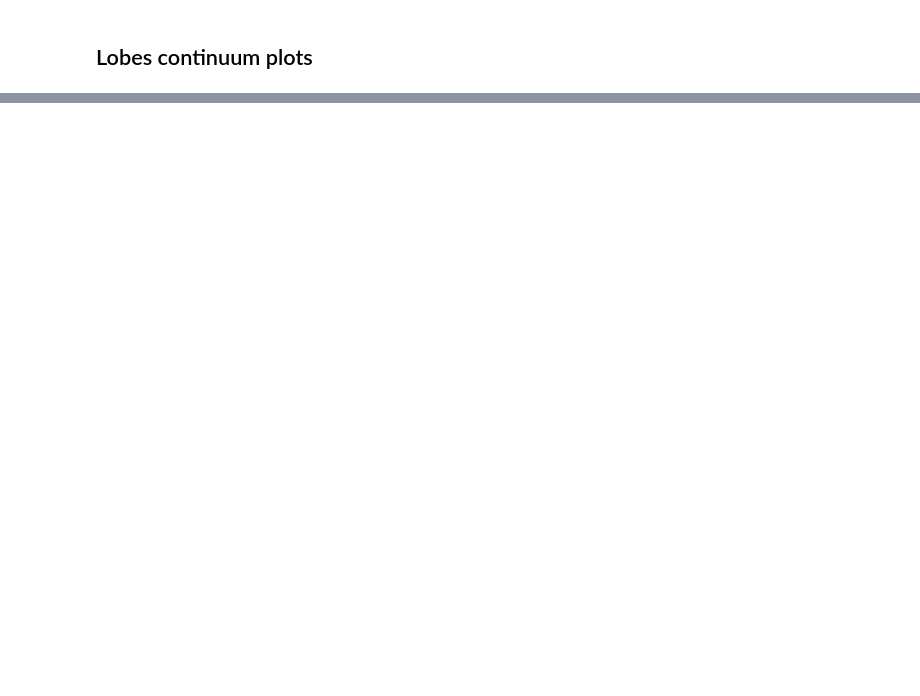
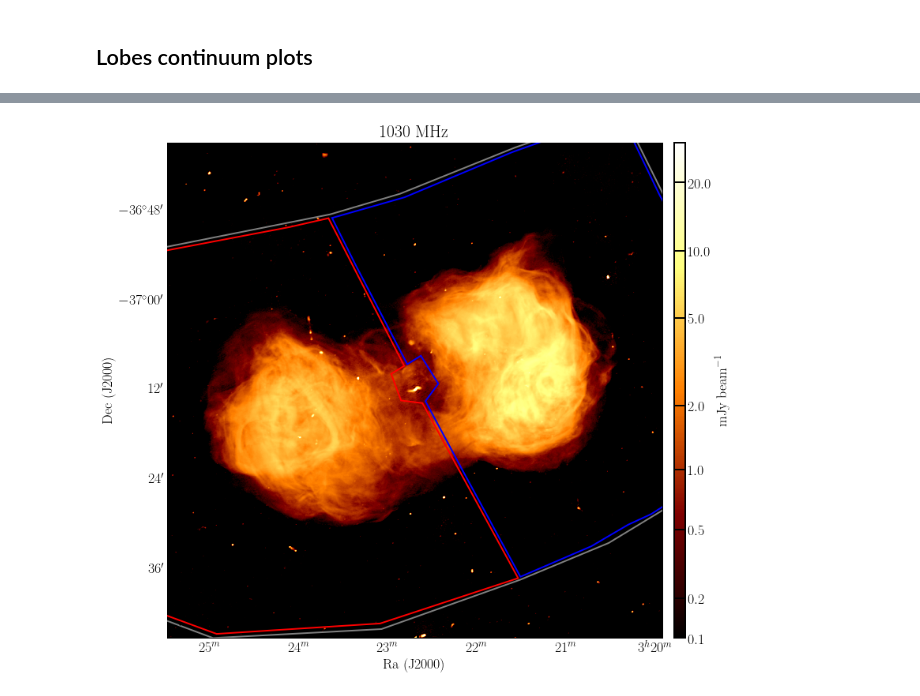
Before and after one commit to Fil8/contData, a Jupyter notebook: Lobes-cont-plots.ipynb, the cells around one changed output, grey strips where cells are left out. Saved outputs shown, nothing was run; the diff lists cells and outputs as text; code cells hidden in the pictures; blank space fills up the shorter version.

```diff
--- a/Lobes-cont-plots.ipynb
+++ b/Lobes-cont-plots.ipynb
@@ -332,8 +362,8 @@ import fluxInt
 fint = fluxInt.flInt()
 fint.rootdir = rootDir
 
-a=imDir+'Meer_1030MHz_plot.fits'
-b=imDir+'Meer_1030MHz_plot.fits'
+a=imDir+'Meer_1030MHz_plot_mult.fits'
+b=imDir+'Meer_1030MHz_plot_mult.fits'
 
 #a=imDir+'meer_an.fits'
 #b=imDir+'meer_an_plot.fits'
@@ -375,7 +405,7 @@ plt.rcParams.update(params)
 fig = plt.figure(figsize=(12, 12))
 
 f1 = aplpy.FITSFigure(b, figure=fig)
-f1.show_colorscale(aspect='equal', cmap='afmhot',stretch = 'log',exponent=4,vmin=1e-4,vmid=-1.e-4,vmax=3e-2)
+f1.show_colorscale(aspect='equal', cmap='afmhot',stretch = 'log',exponent=4,vmin=1e-1,vmid=-1.e-1,vmax=3e1)
 
 #f1.show_colorscale(aspect='equal', cmap='afmhot',vmin=-3,vmax=7)
 
@@ -397,7 +427,9 @@ f1.colorbar.set_pad(0.2)
 f1.colorbar.set_font( weight='book',
                       stretch='normal', family='serif',
                       style='normal', variant='normal')
-f1.colorbar.set_axis_label_text(r'Jy beam$^{-1}$')
+f1.colorbar.set_axis_label_text(r'mJy beam$^{-1}$')
+f1.colorbar.set_ticks([0.1,0.2,0.5,1,2,5,10,20])
+
 #f1.show_colorbar()
 #f1.colorbar.hide()
 f1.axis_labels.set_font( weight='book',
@@ -409,33 +441,36 @@ f1.tick_labels.set_xformat('hh:mm')
 f1.tick_labels.set_yformat('dd:mm')
 f1.tick_labels.set_font( weight='medium',
                          stretch='semi-expanded', family='serif',
                          style='normal', variant='normal')
 f1.ticks.set_color('k')
 f1.ticks.set_length(9)  # points
 f1.ticks.set_linewidth(3)  # points
 f1.ticks.set_minor_frequency(3)
 f1.ticks.show()
+
 
 f1.show_regions(rootDir+'inIms/regions/WL.reg')
 f1.show_regions(rootDir+'inIms/regions/ToT.reg')
 f1.show_regions(rootDir+'inIms/regions/EL.reg')
 #f1.show_regions(rootDir+'inIms/regions/Ean3.reg')
 #f1.show_regions(rootDir+'inIms/regions/Ean4.reg')
 #f1.show_regions(rootDir+'inIms/regions/Ean5.reg')
 #f1.show_regions(rootDir+'inIms/regions/Ean6.reg')
 
 #f1.show_regions(rootDir+'inIms/regions/Wan0.reg')
 #f1.show_regions(rootDir+'inIms/regions/Wan1.reg')
 #f1.show_regions(rootDir+'inIms/regions/Wan2.reg')
 #f1.show_regions(rootDir+'inIms/regions/Wan3.reg')
 #f1.show_regions(rootDir+'inIms/regions/Wan4.reg')
 #f1.show_regions(rootDir+'inIms/regions/Wan5.reg')
 #f1.show_regions(rootDir+'inIms/regions/Wan6.reg')
 
 
 fig.tight_layout()
 
 fig.savefig(figDir+'Meer1030_continuum_imageRegLb.png',format='png',overwrite=True)
+# %% [output]
+[figure, added]
 # %%
 #-------------------------------#
 # MeerKAT                       #
```
Also changed, not shown: parts of 5 cells of this notebook, 12 other files.
